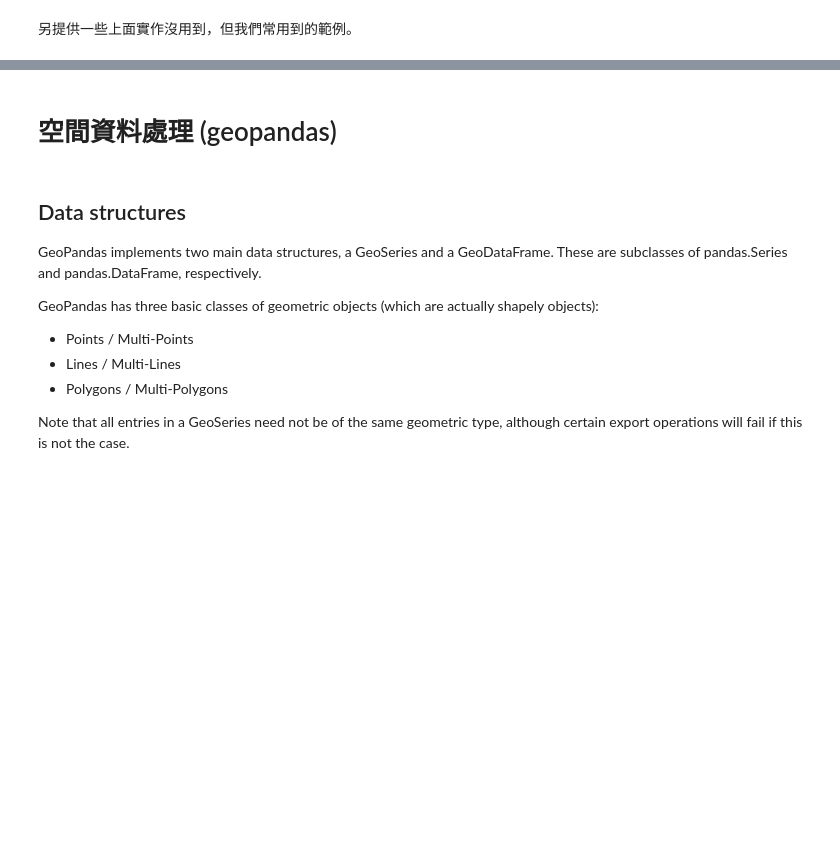
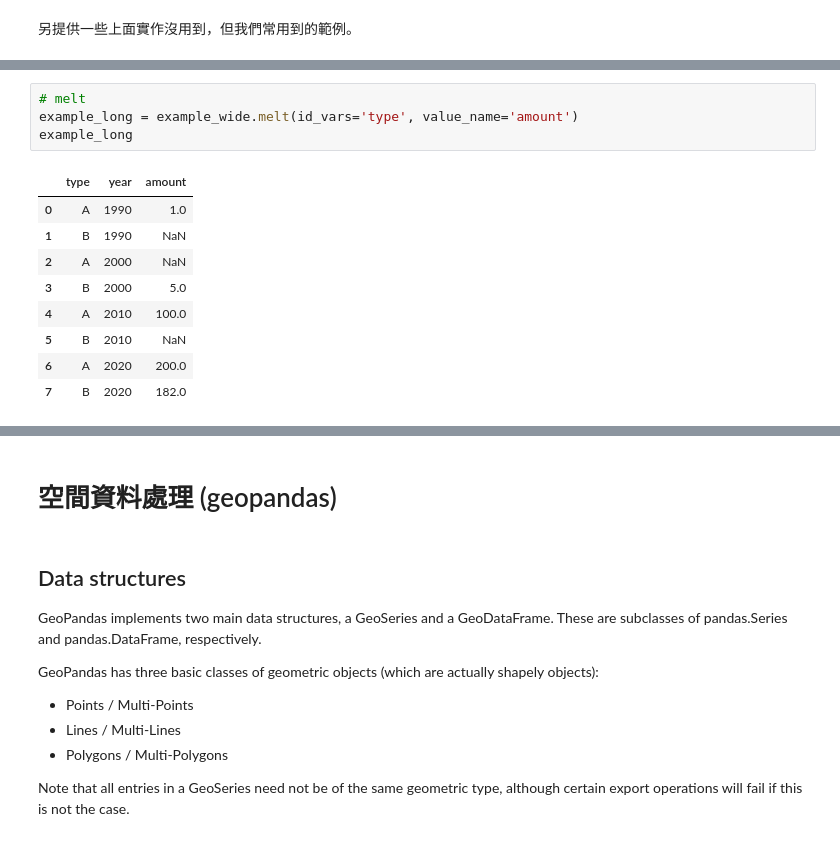
Before and after one commit to tpe-doit/Taipei-Codefest-2023-Workshop, a Jupyter notebook: hackathon_workshop_ETL.ipynb, the cells around one changed output, grey strips where cells are left out. Drawn from its saved outputs; the diff is of its cells as text; blank space fills up the shorter version.

```diff
--- a/hackathon_workshop_ETL.ipynb
+++ b/hackathon_workshop_ETL.ipynb
@@ -691,0 +742,14 @@ print(result)
+# %%
+# melt
+example_long = example_wide.melt(id_vars='type', value_name='amount')
+example_long
+# %% [output]
+|  | type | year | amount |
+| 0 | A | 1990 | 1.0 |
+| 1 | B | 1990 | NaN |
+| 2 | A | 2000 | NaN |
+| 3 | B | 2000 | 5.0 |
+| 4 | A | 2010 | 100.0 |
+| 5 | B | 2010 | NaN |
+| 6 | A | 2020 | 200.0 |
+| 7 | B | 2020 | 182.0 |
```
Also changed, not shown: parts of 58 cells of this notebook, 1 other file.
